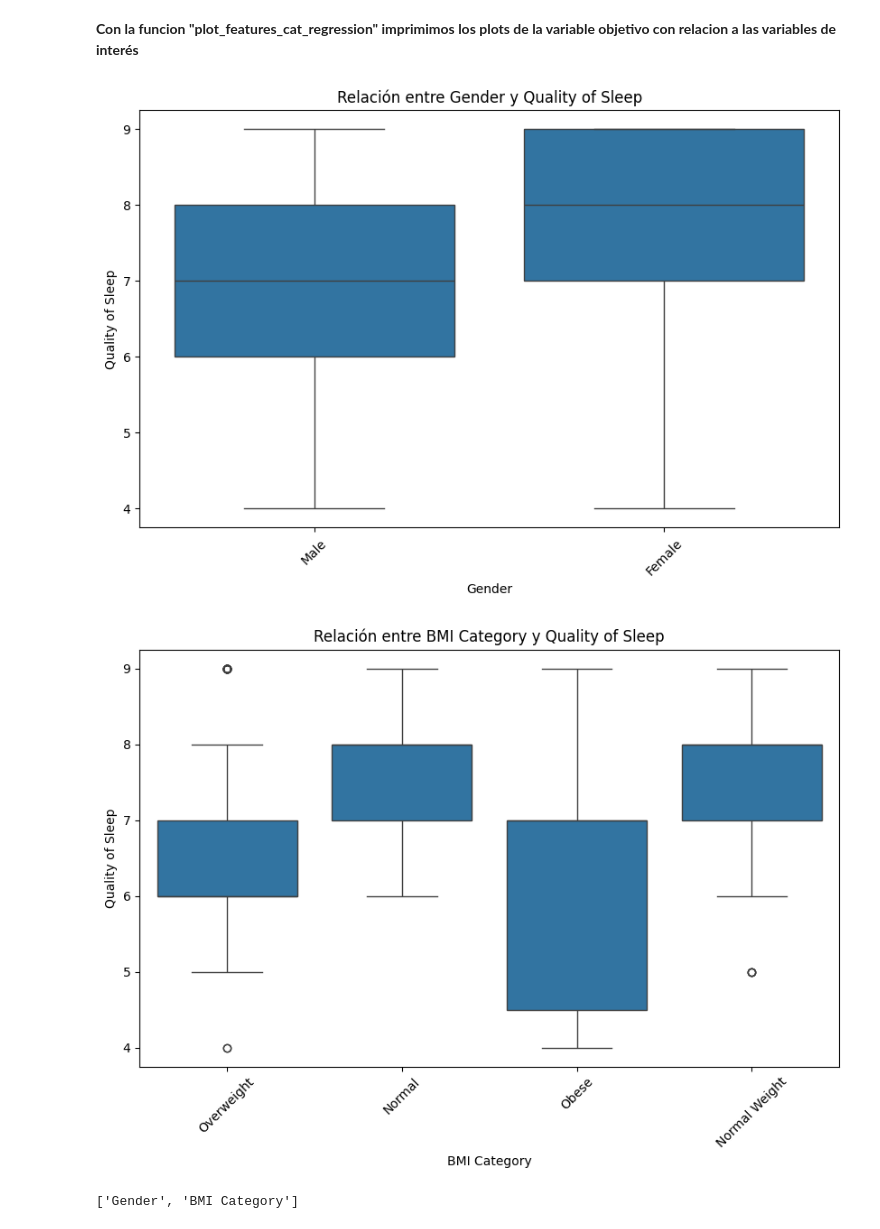
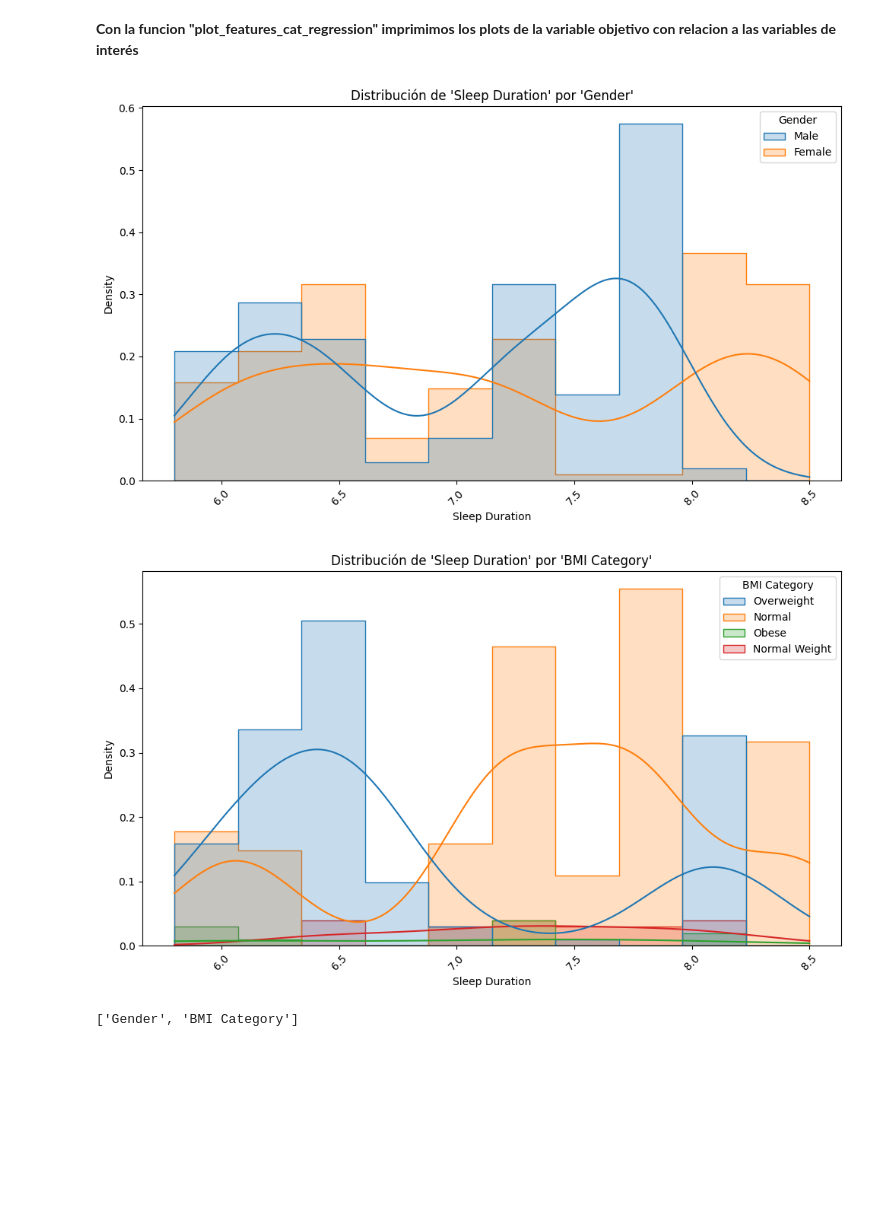
Before and after one commit to Kathry1/TeamChallenge_team8, a Jupyter notebook: Notebook_toolbox.ipynb, the cells around one changed output. Saved outputs shown, nothing was run; the diff lists cells and outputs as text; code cells hidden in the pictures; blank space fills up the shorter version.

```diff
--- a/Notebook_toolbox.ipynb
+++ b/Notebook_toolbox.ipynb
@@ -120,13 +125,13 @@ print(categorical_features)
 # %%
 plot_features_cat_regression(
     data,
-    target_col="Quality of Sleep",
+    target_col="Sleep Duration",
     columns=["Gender", "BMI Category"],
     pvalue=0.05,
     fill_na="Desconocido",
-    with_individual_plot=True
+    with_individual_plot=False
 )
 # %% [output]
-[figure, old version]
+[figure, new version]
-[figure, old version]
+[figure, new version]
 ['Gender', 'BMI Category']
```
Also changed, not shown: parts of 5 cells of this notebook.
